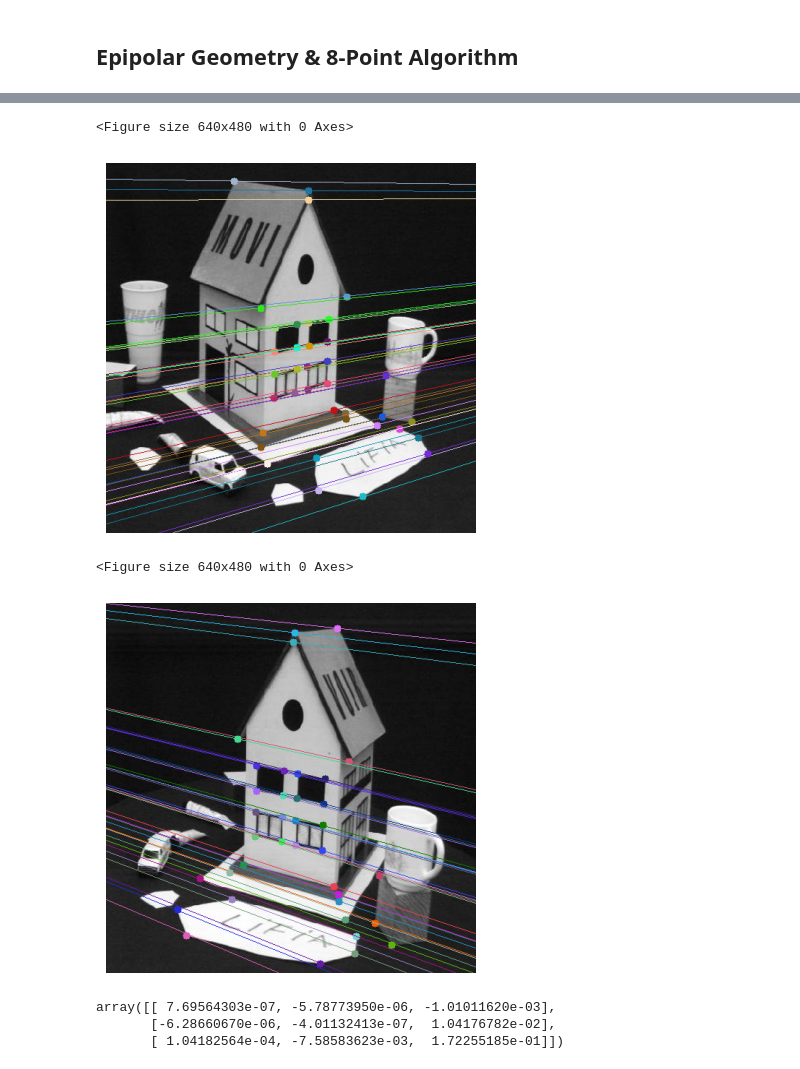
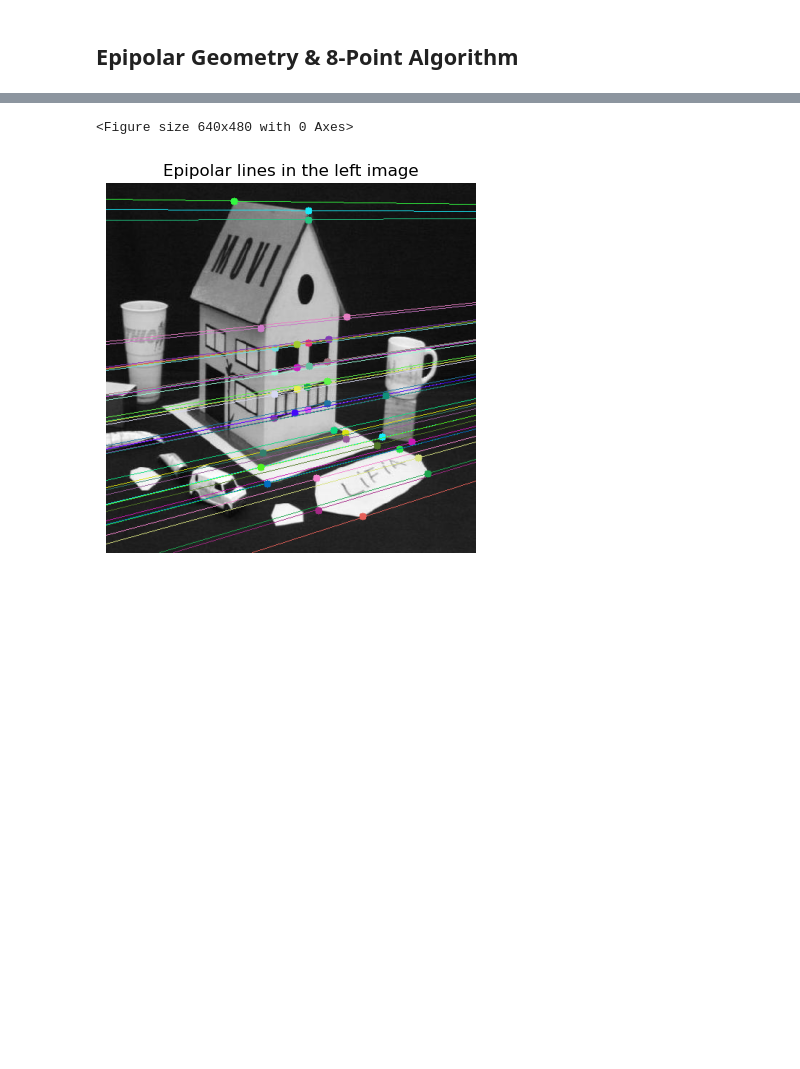
Before and after one commit to pabloagustinpace/public-projects, a Jupyter notebook: computer vision/epipolar geometry/main.ipynb, the cells around one changed output, grey strips where cells are left out. Saved outputs shown, nothing was run; the diff lists cells and outputs as text; code cells hidden in the pictures; blank space fills up the shorter version.

```diff
--- a/computer vision/epipolar geometry/main.ipynb
+++ b/computer vision/epipolar geometry/main.ipynb
@@ -91,51 +134,40 @@ def normalized_eight_points(left, right):
 # %%
 def drawlines(img, lines, pts1):
-    _ ,c = img.shape[:2]
+    """
+    Draws epipolar lines on the image.
+
+    Parameters:
+    img (np.ndarray): The image on which to draw the lines.
+    lines (np.ndarray): Array of epipolar lines.
+    pts1 (list of tuples): Corresponding points in the image.
+
+    Returns:
+    np.ndarray: Image with epipolar lines drawn.
+    """
+    _, c = img.shape[:2]
     for r, pt1 in zip(lines, pts1):
         pt1 = (int(pt1[0]), int(pt1[1]))
-        color = tuple(np.random.randint(0,255,3).tolist())
-        # Calcula los puntos iniciales y finales de la línea epipolar
-        x0,y0 = map(int, [0, -r[2]/r[1]])
-        x1,y1 = map(int, [c, -(r[2]+r[0]*c)/r[1]])
-        # Dibuja la línea epipolar en img
-        img = cv2.line(img, (x0,y0), (x1,y1), color, 1)
-        # Dibuja los puntos correspondientes en img y img2
+        color = tuple(np.random.randint(0, 255, 3).tolist())
+        # Calculate start and end points of the epipolar line
+        x0, y0 = map(int, [0, -r[2]/r[1]])
+        x1, y1 = map(int, [c, -(r[2] + r[0]*c)/r[1]])
+        # Draw the epipolar line on the image
+        img = cv2.line(img, (x0, y0), (x1, y1), color, 1)
+        # Draw the corresponding points on the image
         img = cv2.circle(img, pt1, 5, color, -1)
     return img
-
-F = normalized_eight_points(coordinates_left, coordinates_right)
-
-lines1 = cv2.computeCorrespondEpilines(np.expand_dims(coordinates_right, axis=1), 2, F)
-lines1 = lines1.reshape(-1,3)
-
-# Ahora puedes llamar a drawlines con las imágenes y puntos originales
-right_with_epilines = drawlines(left, lines1, coordinates_left)
-
-plt.figure()
-plt.show()
-plt.imshow(cv2.cvtColor(right_with_epilines, cv2.COLOR_BGR2RGB))
-plt.axis('off')
-plt.show()
-
-lines2 = cv2.computeCorrespondEpilines(np.expand_dims(coordinates_left, axis=1), 1, F)
-lines2 = lines2.reshape(-1,3)
-
-# Ahora puedes llamar a drawlines con las imágenes y puntos originales
-left_with_epilines = drawlines(right, lines2, coordinates_right)
-
-plt.figure()
-plt.show()
-plt.imshow(cv2.cvtColor(left_with_epilines, cv2.COLOR_BGR2RGB))
-plt.axis('off')
-plt.show()
-# %% [output]
-<Figure size 640x480 with 0 Axes>
-[figure, removed]
-<Figure size 640x480 with 0 Axes>
-[figure, removed]
-# %%
-F
-# %% [output]
-array([[ 7.69564303e-07, -5.78773950e-06, -1.01011620e-03],
-       [-6.28660670e-06, -4.01132413e-07,  1.04176782e-02],
-       [ 1.04182564e-04, -7.58583623e-03,  1.72255185e-01]])
+# %%
+lines1 = cv2.computeCorrespondEpilines(np.expand_dims(coordinates_right, axis=1), 2, F)
+lines1 = lines1.reshape(-1,3)
+
+right_with_epilines = drawlines(left, lines1, coordinates_left)
+
+plt.figure()
+plt.show()
+plt.imshow(cv2.cvtColor(right_with_epilines, cv2.COLOR_BGR2RGB))
+plt.axis('off')
+plt.title('Epipolar lines in the left image')
+plt.show()
+# %% [output]
+<Figure size 640x480 with 0 Axes>
+[figure, added]
```
Also changed, not shown: parts of 31 cells of this notebook.
